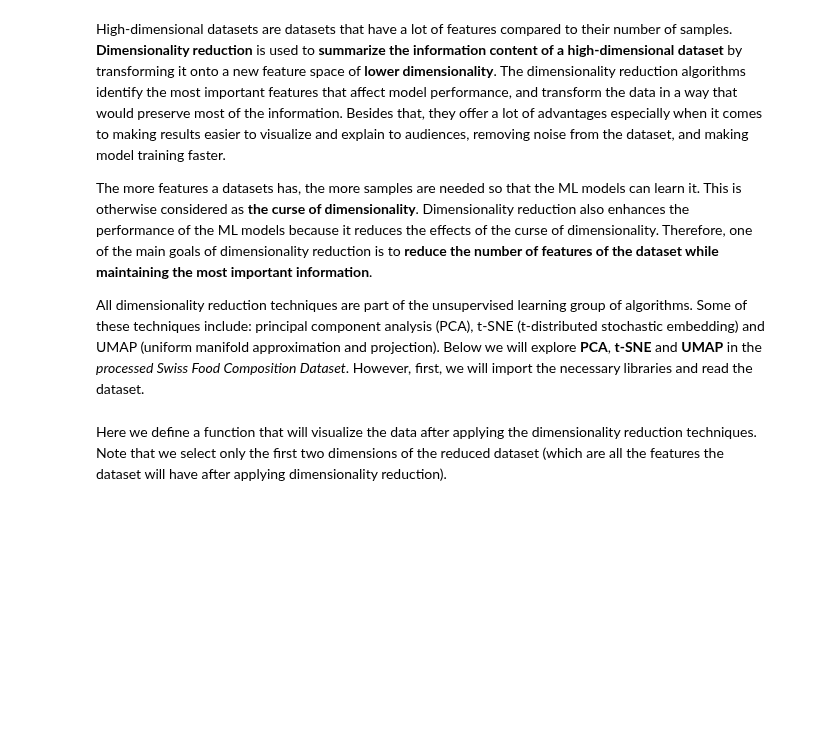
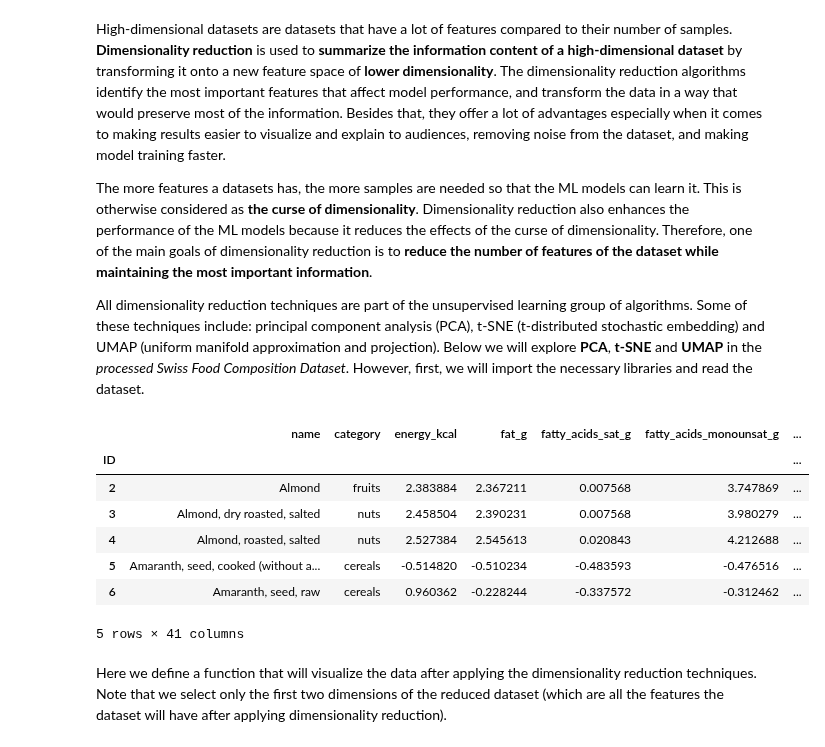
Before and after one commit to fsb-edu/ML4Food, a Jupyter notebook: M3_MLUnsupervisedLearning.ipynb, the cells around one changed output. Saved outputs shown, nothing was run; the diff lists cells and outputs as text; code cells hidden in the pictures; blank space fills up the shorter version.

```diff
--- a/M3_MLUnsupervisedLearning.ipynb
+++ b/M3_MLUnsupervisedLearning.ipynb
@@ -67,10 +69,20 @@ import seaborn as sns
 import ipywidgets as widgets
 # %%
 # we will work with the preprocessed dataset
-dataset = pd.read_csv('data/swiss_food_composition_proc.csv', index_col='ID')
+filepath = os.path.join("data", "swiss_food_composition_proc.csv")
+dataset = pd.read_csv(filepath, index_col='ID')
 # save the numerical columns in the cols variable
 numerical_cols = dataset.select_dtypes(include='number').columns
 dataset.head()
+# %% [output]
+|  | name | category | energy_kcal | fat_g | fatty_acids_sat_g | fatty_acids_monounsat_g | ... |
+| ID |  |  |  |  |  |  | ... |
+| 2 | Almond | fruits | 2.383884 | 2.367211 | 0.007568 | 3.747869 | ... |
+| 3 | Almond, dry roasted, salted | nuts | 2.458504 | 2.390231 | 0.007568 | 3.980279 | ... |
+| 4 | Almond, roasted, salted | nuts | 2.527384 | 2.545613 | 0.020843 | 4.212688 | ... |
+| 5 | Amaranth, seed, cooked (without a... | cereals | -0.514820 | -0.510234 | -0.483593 | -0.476516 | ... |
+| 6 | Amaranth, seed, raw | cereals | 0.960362 | -0.228244 | -0.337572 | -0.312462 | ... |
+5 rows × 41 columns
 # %% [markdown]
 Here we define a function that will visualize the data after applying the dimensionality reduction techniques. Note that we select only the first two dimensions of the reduced dataset (which are all the features the dataset will have after applying dimensionality reduction).
 # %%
```
Also changed, not shown: parts of 5 cells of this notebook, 5 other files.
